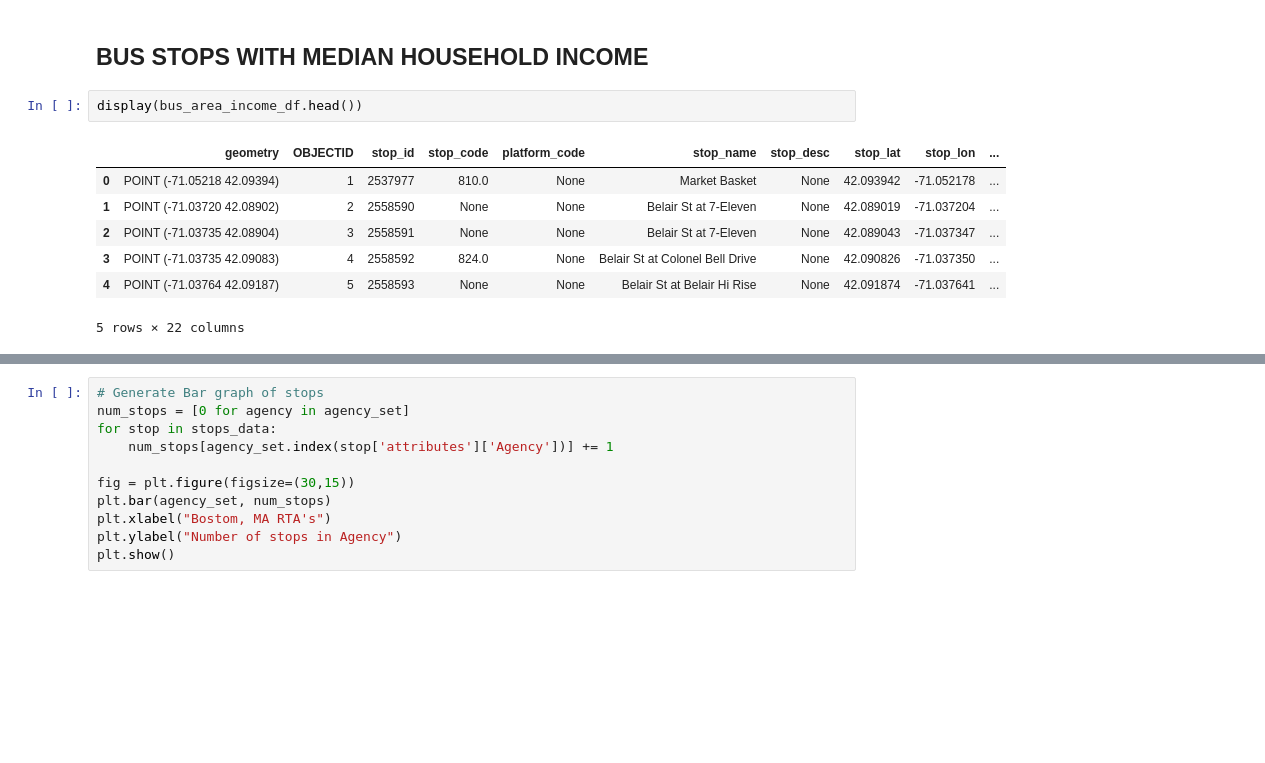
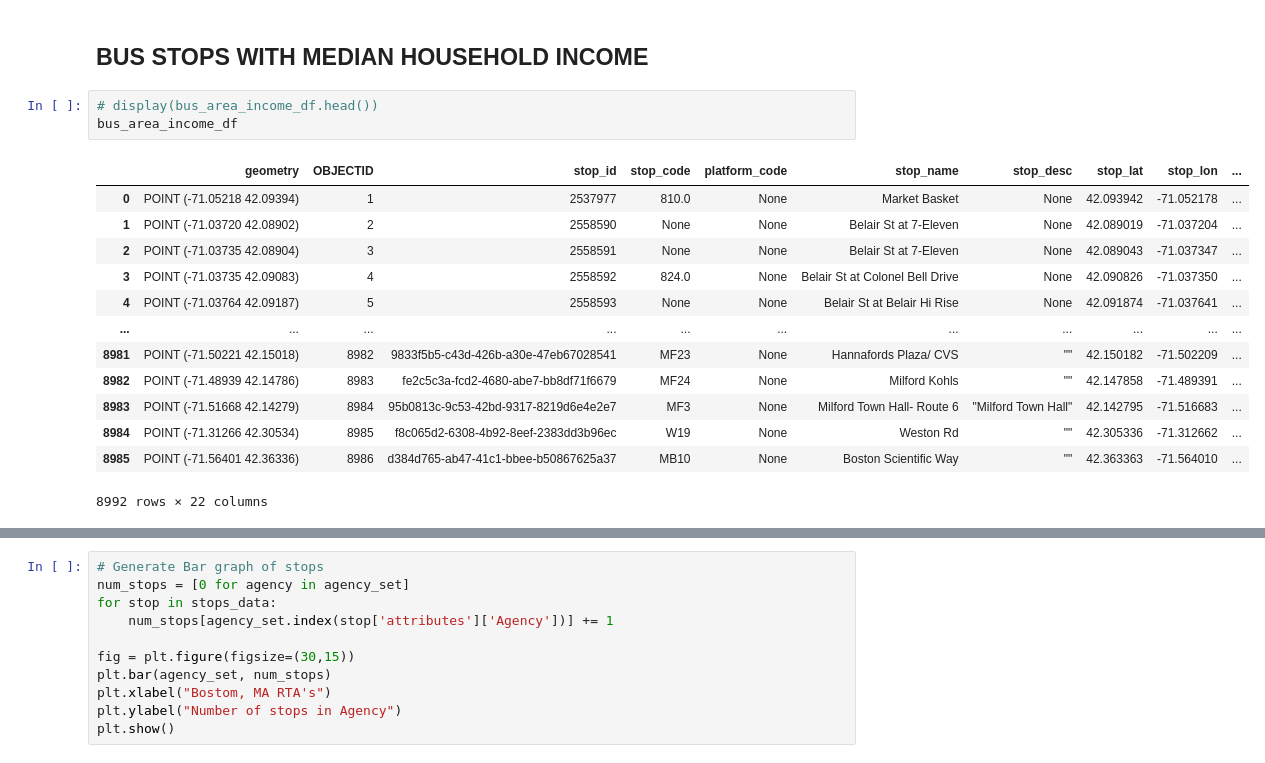
Before and after one commit to cumason123/transit-equity, a Jupyter notebook: src/rta_aggregation.ipynb, the cells around one changed output, grey strips where cells are left out. Cells and saved outputs as stored; diff of their text form; blank space fills up the shorter version.

```diff
--- a/src/rta_aggregation.ipynb
+++ b/src/rta_aggregation.ipynb
@@ -139,12 +139,19 @@ display(ridership_df.head())
 # %% [markdown]
 ## BUS STOPS WITH MEDIAN HOUSEHOLD INCOME
 # %%
-display(bus_area_income_df.head())
+# display(bus_area_income_df.head())
+bus_area_income_df
 # %% [output]
 |  | geometry | OBJECTID | stop_id | stop_code | platform_code | stop_name | stop_desc | stop_lat | stop_lon | ... |
 | 0 | POINT (-71.05218 42.09394) | 1 | 2537977 | 810.0 | None | Market Basket | None | 42.093942 | -71.052178 | ... |
 | 1 | POINT (-71.03720 42.08902) | 2 | 2558590 | None | None | Belair St at 7-Eleven | None | 42.089019 | -71.037204 | ... |
 | 2 | POINT (-71.03735 42.08904) | 3 | 2558591 | None | None | Belair St at 7-Eleven | None | 42.089043 | -71.037347 | ... |
 | 3 | POINT (-71.03735 42.09083) | 4 | 2558592 | 824.0 | None | Belair St at Colonel Bell Drive | None | 42.090826 | -71.037350 | ... |
 | 4 | POINT (-71.03764 42.09187) | 5 | 2558593 | None | None | Belair St at Belair Hi Rise | None | 42.091874 | -71.037641 | ... |
+| ... | ... | ... | ... | ... | ... | ... | ... | ... | ... | ... |
+| 8981 | POINT (-71.50221 42.15018) | 8982 | 9833f5b5-c43d-426b-a30e-47eb67028541 | MF23 | None | Hannafords Plaza/ CVS | "" | 42.150182 | -71.502209 | ... |
+| 8982 | POINT (-71.48939 42.14786) | 8983 | fe2c5c3a-fcd2-4680-abe7-bb8df71f6679 | MF24 | None | Milford Kohls | "" | 42.147858 | -71.489391 | ... |
+| 8983 | POINT (-71.51668 42.14279) | 8984 | 95b0813c-9c53-42bd-9317-8219d6e4e2e7 | MF3 | None | Milford Town Hall- Route 6 | "Milford Town Hall" | 42.142795 | -71.516683 | ... |
+| 8984 | POINT (-71.31266 42.30534) | 8985 | f8c065d2-6308-4b92-8eef-2383dd3b96ec | W19 | None | Weston Rd | "" | 42.305336 | -71.312662 | ... |
+| 8985 | POINT (-71.56401 42.36336) | 8986 | d384d765-ab47-41c1-bbee-b50867625a37 | MB10 | None | Boston Scientific Way | "" | 42.363363 | -71.564010 | ... |
-5 rows × 22 columns
+8992 rows × 22 columns
```
Also changed, not shown: parts of 5 cells of this notebook.
